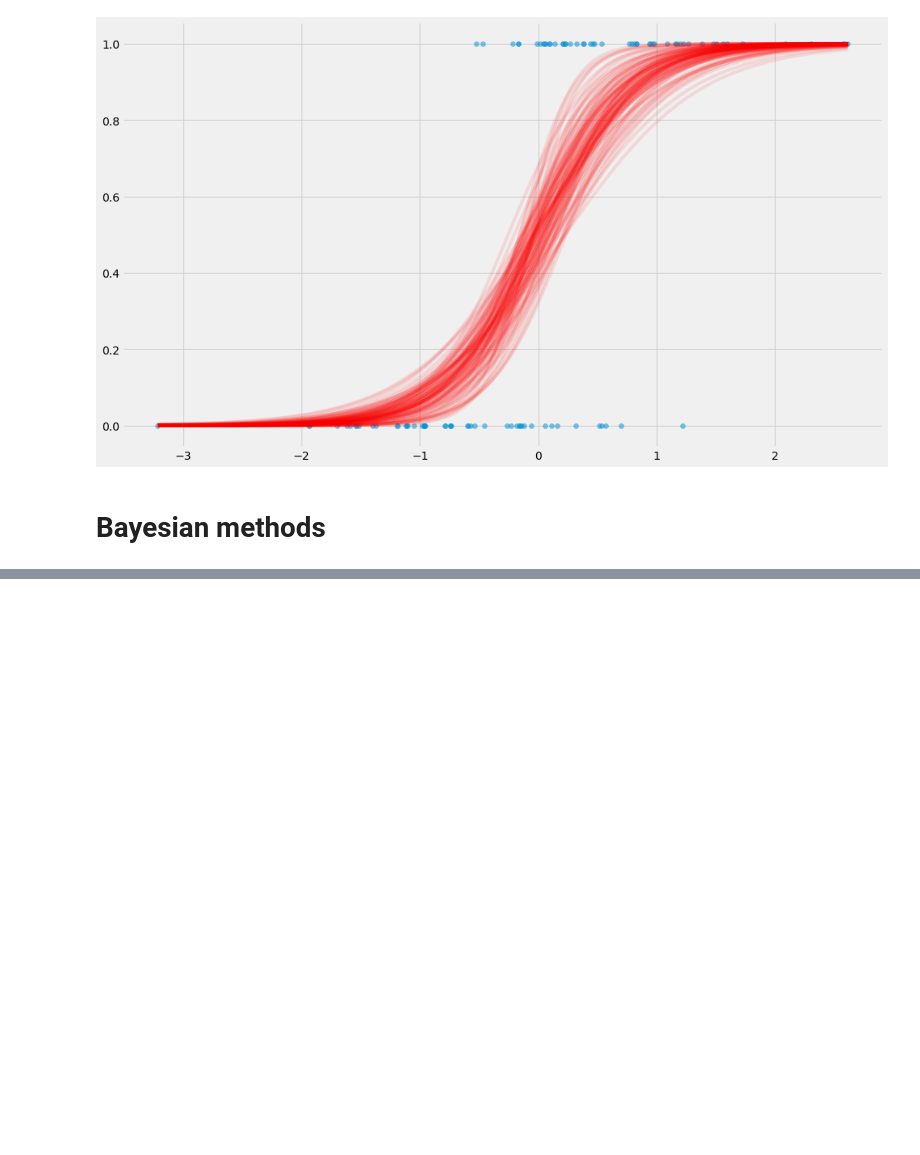
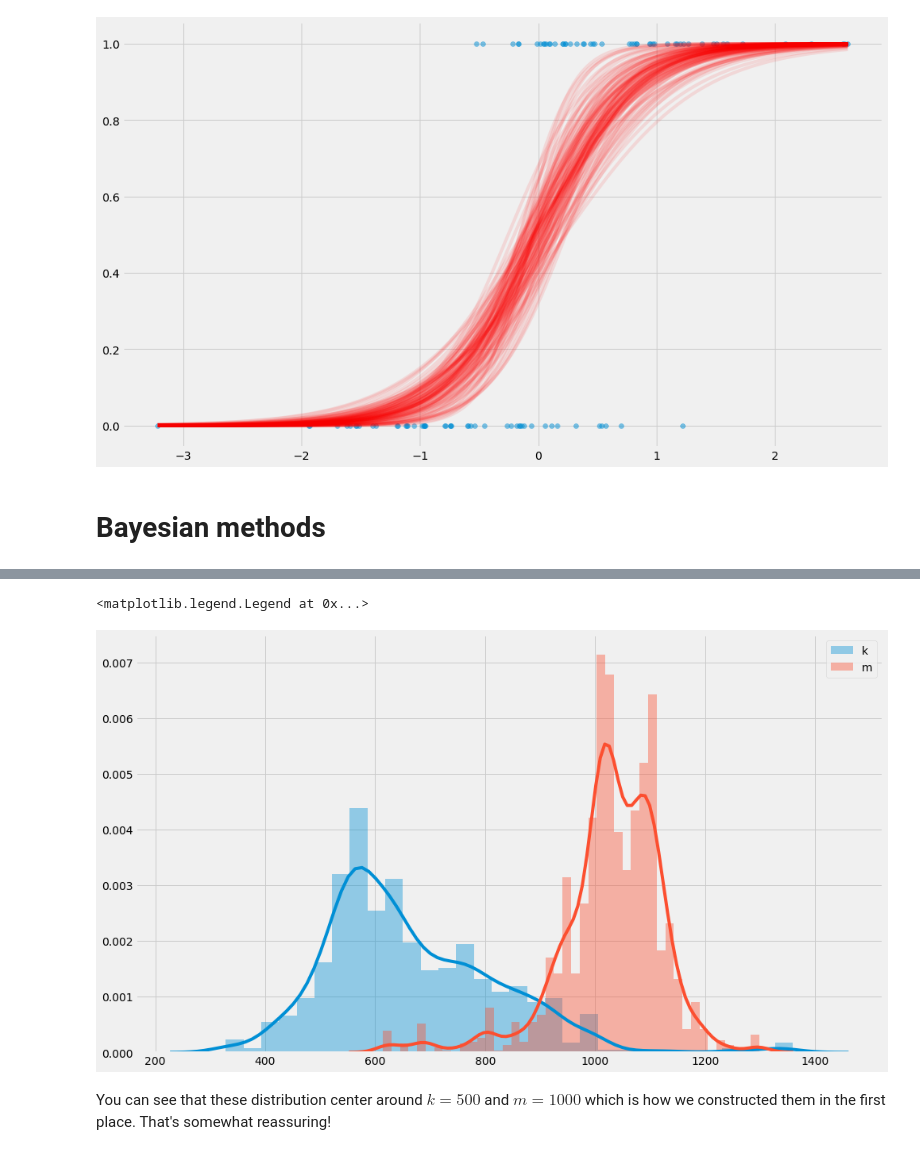
Before and after one commit to erikbern/uncertainty, a Jupyter notebook: notebook.ipynb, the cells around one changed output, grey strips where cells are left out. Drawn from its saved outputs; the diff is of its cells as text; code cells hidden in the pictures; blank space fills up the shorter version.

```diff
--- a/notebook.ipynb
+++ b/notebook.ipynb
@@ -256,0 +285,10 @@ sampler.run_mcmc(p0, 100)
+# %%
+samples = sampler.chain[:, -200:, :].reshape((-1, ndim)) # Grab slightly more samples
+seaborn.distplot([k for k, m, sigma in samples], label='k')
+seaborn.distplot([m for k, m, sigma in samples], label='m')
+pyplot.legend()
+# %% [output]
+<matplotlib.legend.Legend at 0x...>
+[figure, added]
+# %% [markdown]
+You can see that these distribution center around $k=500$ and $m=1000$ which is how we constructed them in the first place. That's somewhat reassuring!
```
Also changed, not shown: parts of 16 cells of this notebook.
